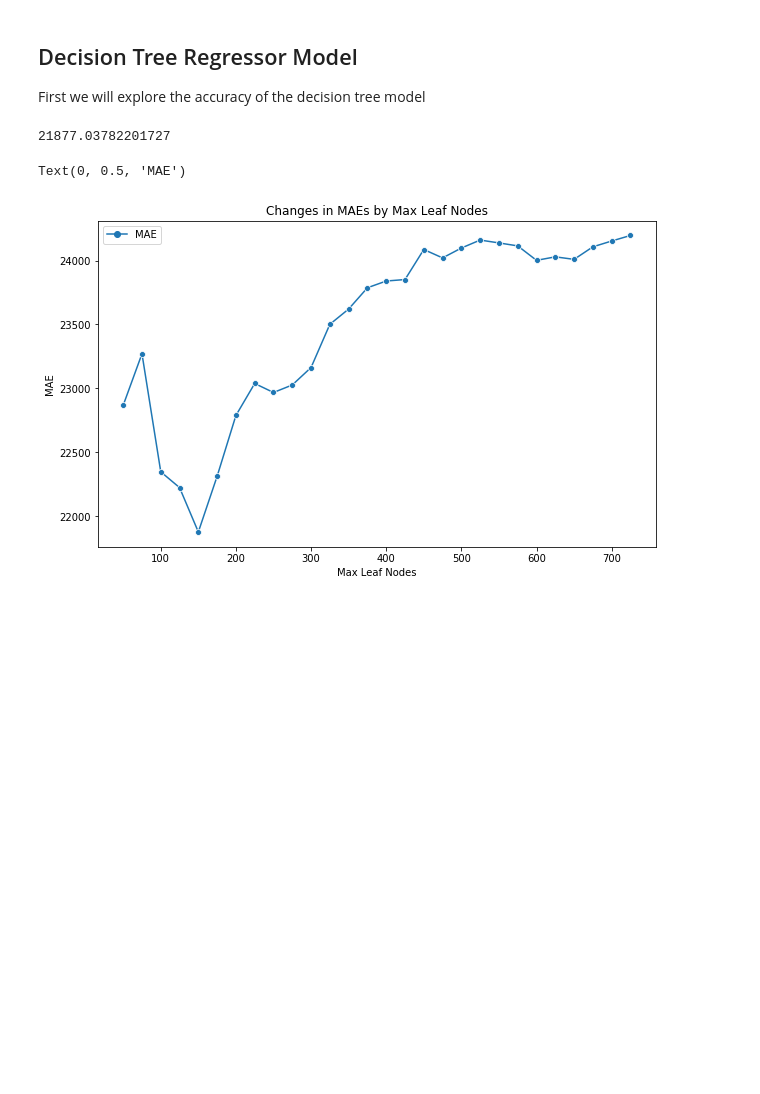
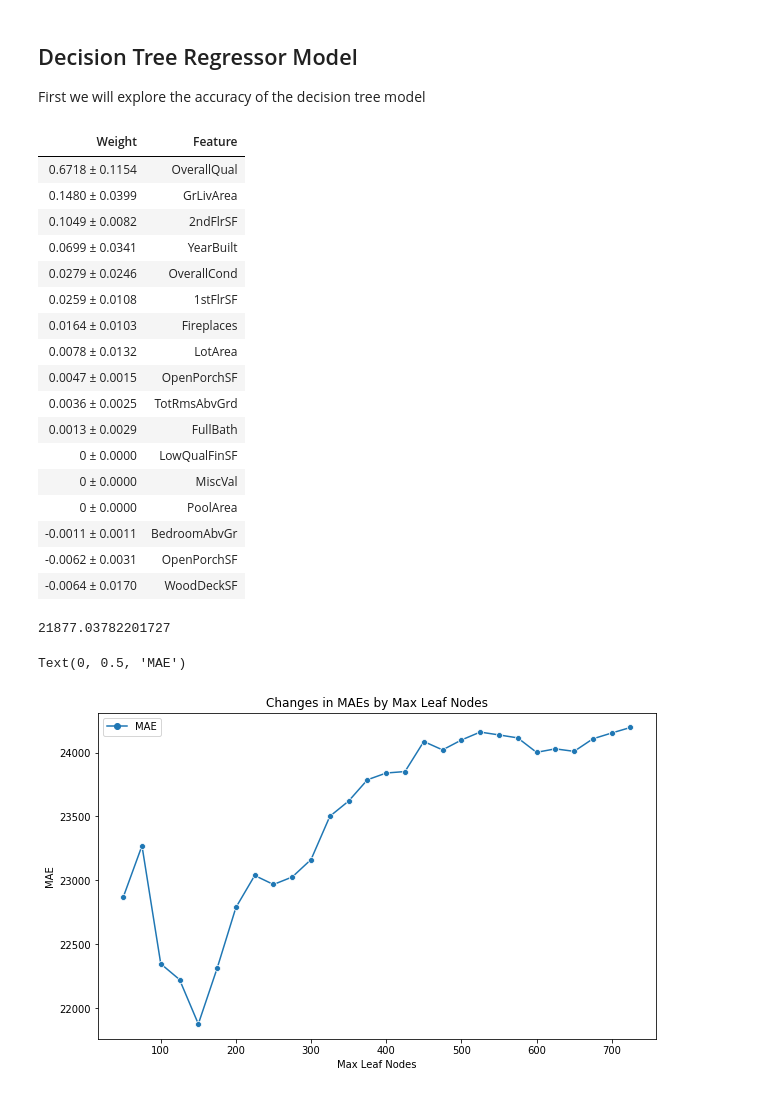
Before and after one commit to tof-tof/Machine-Learning-and-Data-Visualisations, a Jupyter notebook: House price predictions.ipynb, the cells around one changed output. Saved outputs shown, nothing was run; the diff lists cells and outputs as text; code cells hidden in the pictures; blank space fills up the shorter version.

```diff
--- a/House price predictions.ipynb
+++ b/House price predictions.ipynb
@@ -79,13 +93,32 @@ First we will explore the accuracy of the decision tree model
 # %%
 def DTRmodel(leaf_node_limit=None):
     train_X, val_X, train_y, val_y = selectiveColumnsTraining()
     DTmodel = DecisionTreeRegressor(max_leaf_nodes=leaf_node_limit, random_state=1)
     DTmodel.fit(train_X, train_y)
+    display(modelPermImportance(DTmodel, val_X, val_y))
     val_predictions = DTmodel.predict(val_X)
     val_mae = mean_absolute_error(val_predictions, val_y)
     return val_mae
 DTRmodel(leaf_node_limit=150)
 # %% [output]
+| Weight | Feature |
+| 0.6718 ± 0.1154 | OverallQual |
+| 0.1480 ± 0.0399 | GrLivArea |
+| 0.1049 ± 0.0082 | 2ndFlrSF |
+| 0.0699 ± 0.0341 | YearBuilt |
+| 0.0279 ± 0.0246 | OverallCond |
+| 0.0259 ± 0.0108 | 1stFlrSF |
+| 0.0164 ± 0.0103 | Fireplaces |
+| 0.0078 ± 0.0132 | LotArea |
+| 0.0047 ± 0.0015 | OpenPorchSF |
+| 0.0036 ± 0.0025 | TotRmsAbvGrd |
+| 0.0013 ± 0.0029 | FullBath |
+| 0 ± 0.0000 | LowQualFinSF |
+| 0 ± 0.0000 | MiscVal |
+| 0 ± 0.0000 | PoolArea |
+| -0.0011 ± 0.0011 | BedroomAbvGr |
+| -0.0062 ± 0.0031 | OpenPorchSF |
+| -0.0064 ± 0.0170 | WoodDeckSF |
 21877.03782201727
 # %%
 #which number of leaf nodes creates the best prediction?
```
Also changed, not shown: parts of 18 cells of this notebook, 5 other files.
